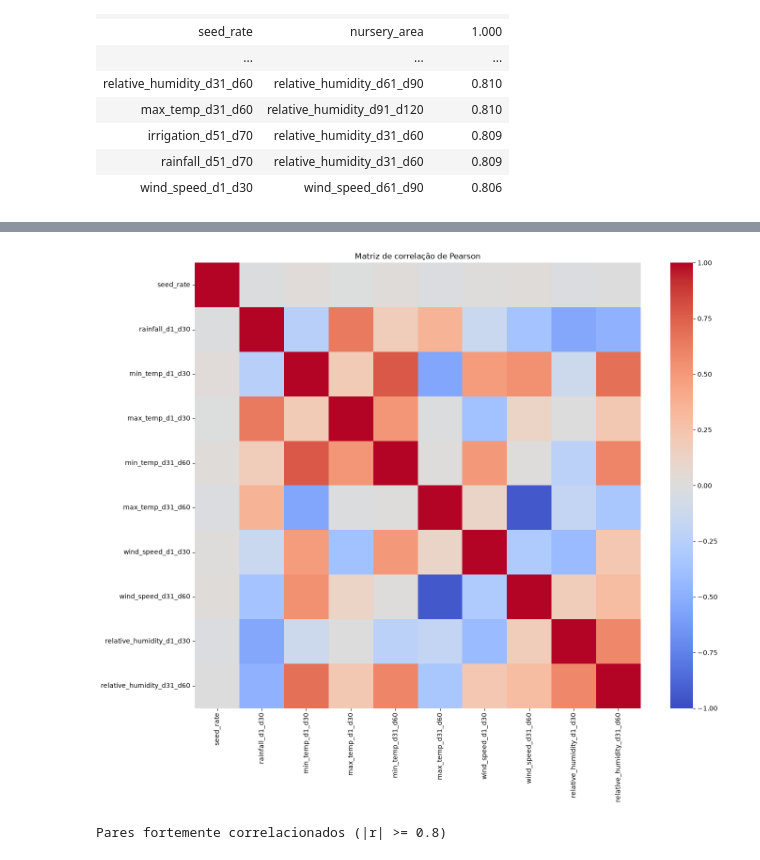
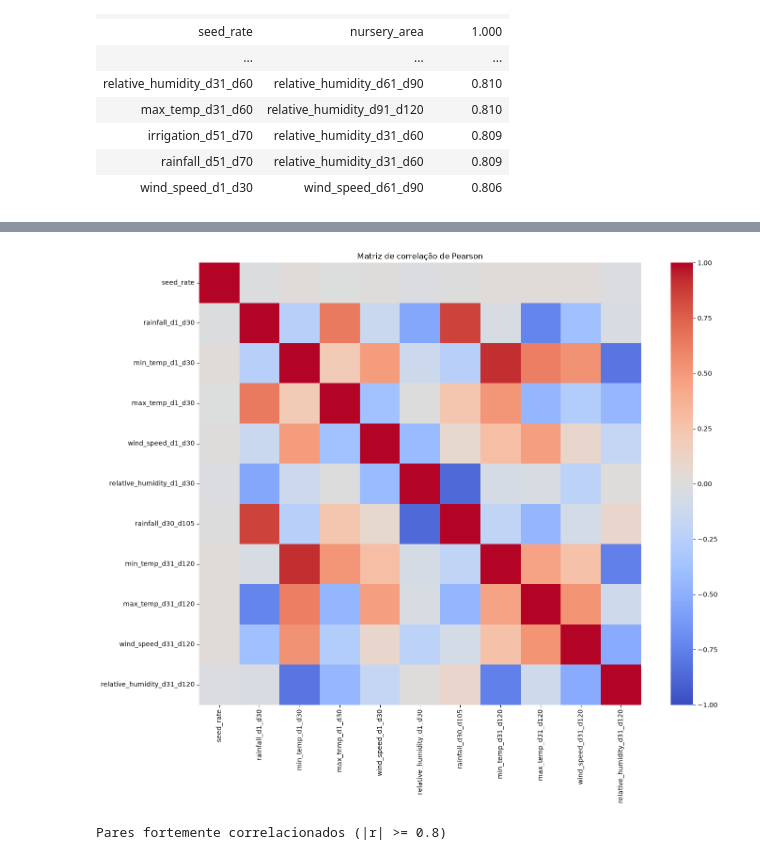
Before and after one commit to gabdumal/data_mining, a Jupyter notebook: assignment_3/treatment.ipynb, the cells around one changed output, grey strips where cells are left out. Saved outputs shown, nothing was run; the diff lists cells and outputs as text; code cells hidden in the pictures.

Commit message:
Treat numerical features

```diff
--- a/assignment_3/treatment.ipynb
+++ b/assignment_3/treatment.ipynb
@@ -31,5 +33,5 @@ def generate_correlation_matrix(matrix: pd.DataFrame, title: str):
 # %%
-def analyse_correlation(numeric_columns: pd.Series):
+def analyse_numeric_correlation(numeric_columns: pd.Series):
 
     spearman_correlation = numeric_columns.corr(method="spearman")
     generate_correlation_matrix(
@@ -121,45 +137,78 @@ Foram removidas, por apresentar correlação de Pearson muito alta, as seguintes
 # %%
-filtered_df = scaled_df.copy()
-filtered_numeric_columns = numeric_columns.copy()
+f_df = scaled_df.copy()
+f_numeric_columns = numeric_columns.copy()
 
 
 def drop_feature(name: str):
-    filtered_numeric_columns.remove(name)
-    return filtered_df.drop(columns=[name])
+    f_numeric_columns.remove(name)
+    return f_df.drop(columns=[name])
 
 
-filtered_df = drop_feature("hectares")
-filtered_df = drop_feature("lp_mainfield")
-filtered_df = drop_feature("nursery_area")
-filtered_df = drop_feature("lp_nursery_area")
-filtered_df = drop_feature("dap_d20")
-filtered_df = drop_feature("weed_d28_thiobencarb")
-filtered_df = drop_feature("urea_d40")
-filtered_df = drop_feature("potash_d50")
-filtered_df = drop_feature("micronutrients_d70")
-filtered_df = drop_feature("pesticide_d60")
+f_df = drop_feature("hectares")
+f_df = drop_feature("lp_mainfield")
+f_df = drop_feature("nursery_area")
+f_df = drop_feature("lp_nursery_area")
+f_df = drop_feature("dap_d20")
+f_df = drop_feature("weed_d28_thiobencarb")
+f_df = drop_feature("urea_d40")
+f_df = drop_feature("potash_d50")
+f_df = drop_feature("micronutrients_d70")
+f_df = drop_feature("pesticide_d60")
 
-filtered_df = drop_feature("rainfall_d30_d50")
-filtered_df = drop_feature("rainfall_d51_d70")
-filtered_df = drop_feature("rainfall_d71_d105")
+f_df["rainfall_d30_d105"] = f_df[
+    ["rainfall_d30_d50", "rainfall_d51_d70", "rainfall_d71_d105"]
+].mean(axis=1)
+f_numeric_columns.append("rainfall_d30_d105")
+# filtered_df = drop_feature("rainfall_d1_d30")
+f_df = drop_feature("rainfall_d30_d50")
+f_df = drop_feature("rainfall_d51_d70")
+f_df = drop_feature("rainfall_d71_d105")
 
-filtered_df = drop_feature("irrigation_d1_d30")
-filtered_df = drop_feature("irrigation_d30_d50")
-filtered_df = drop_feature("irrigation_d51_d70")
-filtered_df = drop_feature("irrigation_d71_d105")
+# filtered_df["irrigation_d30_d105"] = filtered_df[
+#     ["irrigation_d30_d50", "irrigation_d51_d70", "irrigation_d71_d105"]
+# ].mean(axis=1)
+# filtered_numeric_columns.append("irrigation_d30_d105")
+f_df = drop_feature("irrigation_d1_d30")
+f_df = drop_feature("irrigation_d30_d50")
+f_df = drop_feature("irrigation_d51_d70")
+f_df = drop_feature("irrigation_d71_d105")
 
-filtered_df = drop_feature("min_temp_d61_d90")
-filtered_df = drop_feature("min_temp_d91_d120")
+f_df["min_temp_d31_d120"] = f_df[
+    ["min_temp_d31_d60", "min_temp_d61_d90", "min_temp_d91_d120"]
+].mean(axis=1)
+f_numeric_columns.append("min_temp_d31_d120")
+f_df = drop_feature("min_temp_d31_d60")
+f_df = drop_feature("min_temp_d61_d90")
+f_df = drop_feature("min_temp_d91_d120")
 
-filtered_df = drop_feature("max_temp_d61_d90")
-filtered_df = drop_feature("max_temp_d91_d120")
+f_df["max_temp_d31_d120"] = f_df[
+    ["max_temp_d31_d60", "max_temp_d61_d90", "max_temp_d91_d120"]
+].mean(axis=1)
+f_numeric_columns.append("max_temp_d31_d120")
+f_df = drop_feature("max_temp_d31_d60")
+f_df = drop_feature("max_temp_d61_d90")
+f_df = drop_feature("max_temp_d91_d120")
 
-filtered_df = drop_feature("wind_speed_d61_d90")
-filtered_df = drop_feature("wind_speed_d91_d120")
+f_df["wind_speed_d31_d120"] = f_df[
+    ["wind_speed_d31_d60", "wind_speed_d61_d90", "wind_speed_d91_d120"]
+].mean(axis=1)
+f_numeric_columns.append("wind_speed_d31_d120")
+f_df = drop_feature("wind_speed_d31_d60")
+f_df = drop_feature("wind_speed_d61_d90")
+f_df = drop_feature("wind_speed_d91_d120")
 
-filtered_df = drop_feature("relative_humidity_d61_d90")
-filtered_df = drop_feature("relative_humidity_d91_d120")
+f_df["relative_humidity_d31_d120"] = f_df[
+    [
+        "relative_humidity_d31_d60",
+        "relative_humidity_d61_d90",
+        "relative_humidity_d91_d120",
+    ]
+].mean(axis=1)
+f_numeric_columns.append("relative_humidity_d31_d120")
+f_df = drop_feature("relative_humidity_d31_d60")
+f_df = drop_feature("relative_humidity_d61_d90")
+f_df = drop_feature("relative_humidity_d91_d120")
 
 
-analyse_correlation(numeric_columns=filtered_df[filtered_numeric_columns])
+analyse_numeric_correlation(numeric_columns=f_df[f_numeric_columns])
 # %% [output]
@@ -167,3 +216,3 @@ analyse_correlation(numeric_columns=filtered_df[filtered_numeric_columns])
-[figure, old version]
+[figure, new version]
 Pares fortemente correlacionados (|r| >= 0.8)
 | Variável 1 | Variável 2 | Correlação |
```
Also changed, not shown: parts of 5 cells of this notebook, 2 other files.
